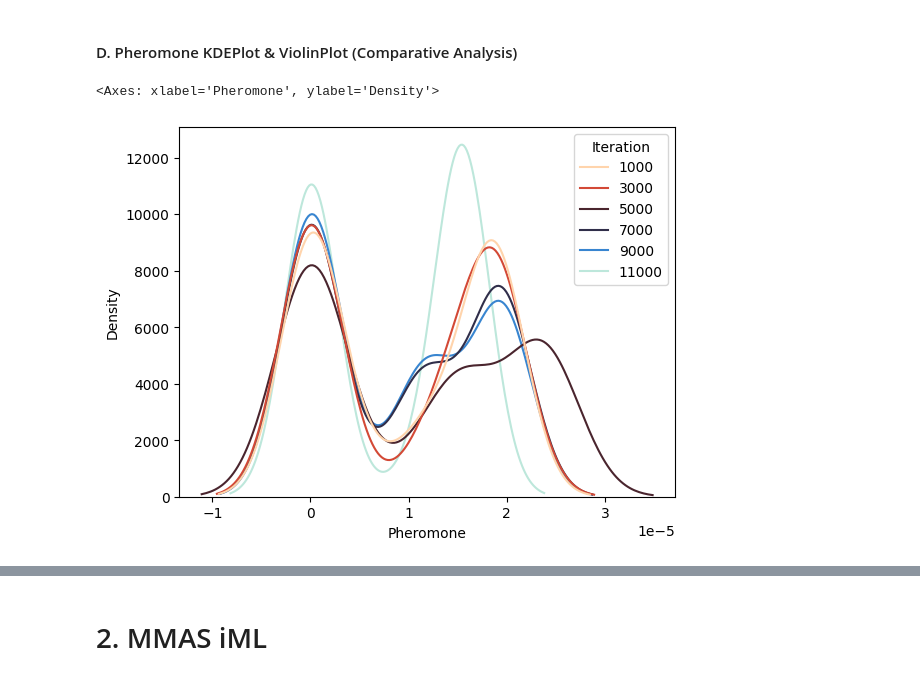
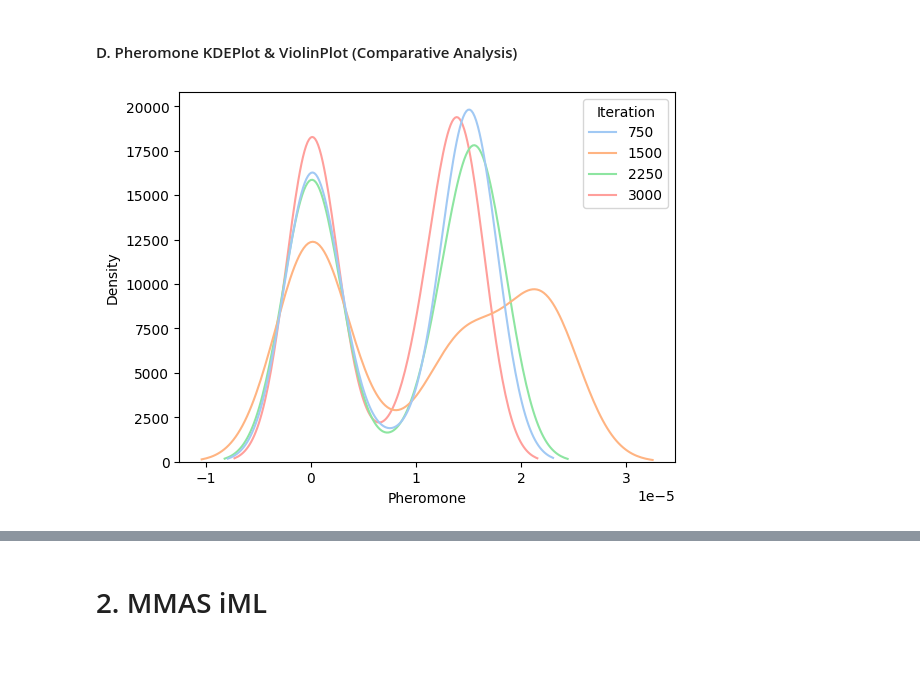
Before and after one commit to alopezmb/GAMILE, a Jupyter notebook: virtual_museum_manager/IML_TRAINING_AND_EVALUATION.ipynb, the cells around one changed output, grey strips where cells are left out. Cells and saved outputs as stored; diff of their text form; code cells hidden in the pictures.

```diff
--- a/virtual_museum_manager/IML_TRAINING_AND_EVALUATION.ipynb
+++ b/virtual_museum_manager/IML_TRAINING_AND_EVALUATION.ipynb
@@ -144,6 +159,8 @@ def get_dataframe_pheromone_categorisations_of_state(state):
     for edge in graph.edges():
         u, v = edge
         ph = graph[u][v]["pheromone"]
+        if ph > state.current_upper_bound:
+            ph = state.current_upper_bound*_generate_random_float(0.9801, 1.0)
         ph_interval = _classify_pheromone(ph, rho_min, rho_max)
         data1['Pheromone'].append(ph)
         data1['Category'].append(ph_interval)
@@ -163,19 +180,21 @@ def get_dataframe_pheromone_distribution_across_states(states):
             d = {"Pheromone": [], "Iteration": []}
             u, v = edge
             ph = graph[u][v]["pheromone"]
+            if ph > st.current_upper_bound:
+                ph = st.current_upper_bound*_generate_random_float(0.9801, 1.0)
             d['Pheromone'].append(ph)
             d['Iteration'].append(total_iterations)
             df = pd.concat([df, pd.DataFrame(d)], ignore_index=True)
     return df
 
-def train_traditional_mmas_model(algorithm_controller, total_iterations=50, save_state_every_x_iterations=10, first_iteration=10):
+def train_traditional_mmas_model(algorithm_controller, total_iterations=50, save_state_every_x_iterations=10):
     if total_iterations % save_state_every_x_iterations:
         print("ERROR. Specify a checkpoint value that is multiple of the total number of iterations to compute")
 
     total_states_to_save = int(total_iterations/save_state_every_x_iterations)
     for i in range(total_states_to_save):
         if i == 0:
-            algorithm_controller.compute_initial_iterations(limit=first_iteration)
+            algorithm_controller.compute_initial_iterations(limit=save_state_every_x_iterations)
         else:
             algorithm_controller.compute_next_iterations(limit=save_state_every_x_iterations)
     return algorithm_controller
@@ -190,6 +209,7 @@ def train_iml_mmas_model(algorithm_controller, routes_list, starting_iterations=
         route_repetitions = route["repetitions"]
         route_name = route["name"]
         current_repetitions = 0
+        total_cnt = 0
         route_edges = _get_route_edges(nodes_in_route)
 
         print("\n")
@@ -204,15 +224,17 @@ def train_iml_mmas_model(algorithm_controller, routes_list, starting_iterations=
             print("\n")
 
             for idx, edge in enumerate(route_edges):
+                total_cnt+=1
                 if idx == 0 and route_idx != 0:
                     print("Next  iters with starting itertions limit")
                     algorithm_controller.compute_next_iterations(limit=starting_iterations)
                 algorithm_controller.manual_pheromone_update(edge, multiplier=manual_pheromone_multiplier)
                 algorithm_controller.compute_next_iterations(limit=iterations_after_every_feedback)
+                print(algorithm_controller.algorithm_states[-1].limit)
             current_repetitions +=1
 
-    # Save controller as pickle
-    save_algorithm_controller_to_pickle(algorithm_controller, "mmas_iml_pickles", route_name)
+        # Save controller as pickle
+        save_algorithm_controller_to_pickle(algorithm_controller, "mmas_iml_pickles", f'{route_name}_{route_idx}_accumulated_{total_cnt}')
 
     return algorithm_controller
 # %%
@@ -345,9 +385,14 @@ controller = AlgorithmController(**params)
 # %% [markdown]
 ### Train Model
 # %%
-total_iterations = 1000 #11500
-save_state_every_x_iterations =  50 # 1000
-controller = AlgorithmController(**params)
-trained_controller = train_traditional_mmas_model(controller, total_iterations=total_iterations,
-                                                  save_state_every_x_iterations=save_state_every_x_iterations, first_iteration=10)
+def train_model_from_scratch():
+    total_iterations = 3000 #11500
+    save_state_every_x_iterations =  750 # 1000
+    controller = AlgorithmController(**params)
+    trained_controller = train_traditional_mmas_model(controller, total_iterations=total_iterations,
+                                                      save_state_every_x_iterations=save_state_every_x_iterations)
+    return trained_controller
+
+trained_controller = train_model_from_scratch()
+#trained_controller = load_saved_algorithm_controller("mmas_iml_pickles", "traditional_mmas_11500iters")
 # %% [output]
@@ -438,8 +479,9 @@ RHO MIN : 6.633291709858752e-08
 # %% [markdown]
 #### D. Pheromone KDEPlot & ViolinPlot (Comparative Analysis)
 # %%
-df_all_states = get_dataframe_pheromone_distribution_across_states(all_states)
-df_specific_iters = df_all_states[df_all_states["Iteration"].isin([1000, 3000, 5000, 7000, 9000, 11000])]
+mmas_states_interest = [750, 1500, 2250, 3000]
+df_all_states = get_dataframe_pheromone_distribution_across_states(trained_controller.algorithm_states)
+df_specific_iters = df_all_states[df_all_states["Iteration"].isin(mmas_states_interest)]
 # %%
 # DESCARTAR
 #comp_ecdf = sns.ecdfplot(data=df_specific_iters,x='Pheromone', hue="Iteration", palette='icefire_r')
@@ -453,10 +495,11 @@ df_specific_iters = df_all_states[df_all_states["Iteration"].isin([1000, 3000, 5
 #plt.show()
 # %%
 # INCLUDE
-sns.kdeplot(data=df_specific_iters, hue='Iteration', x='Pheromone', palette='icefire_r')
+kdeiml = sns.kdeplot(data=df_specific_iters, hue='Iteration', x='Pheromone', palette='pastel')
+plt.savefig('evaluation_figures/mmas_no_iml/kdeplot_conjunto_traditional_mmas_3000iters.png', dpi=300)
+#kdeiml.set(xscale="log")
 # %% [output]
-<Axes: xlabel='Pheromone', ylabel='Density'>
-[figure, old version]
+[figure, new version]
 # %%
 # INCLUDE
 # https://seaborn.pydata.org/examples/wide_form_violinplot.html
```
Also changed, not shown: parts of 35 cells of this notebook, 2 other files.
